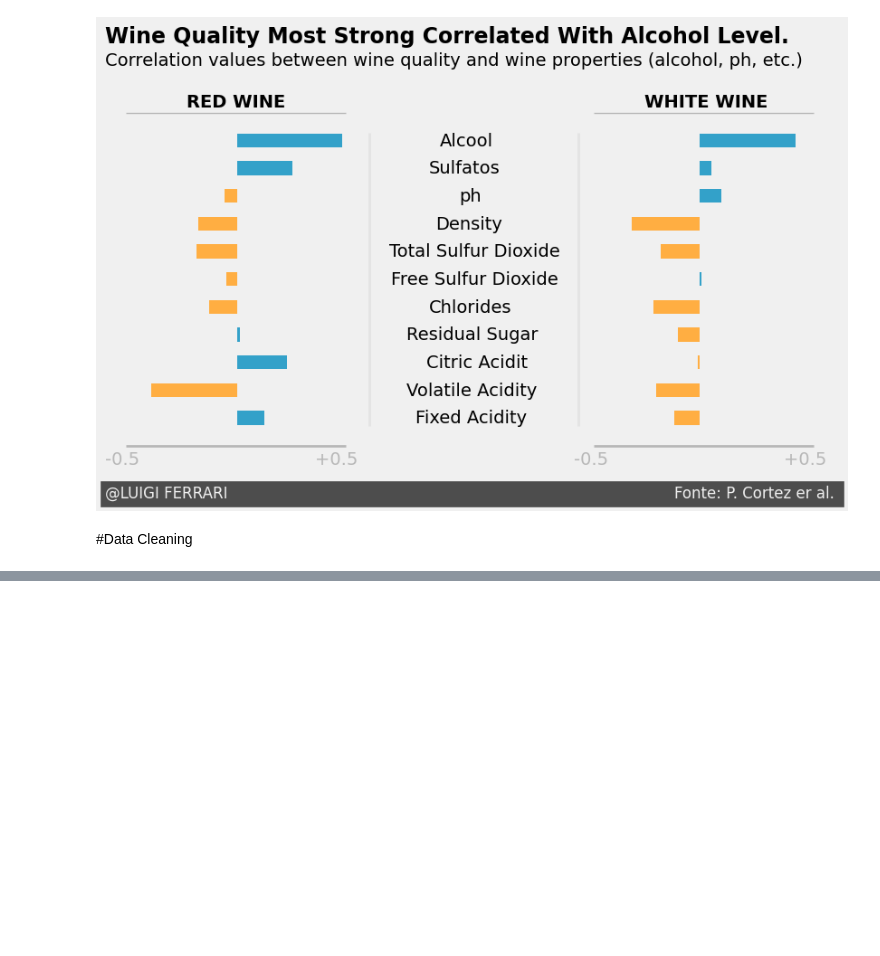
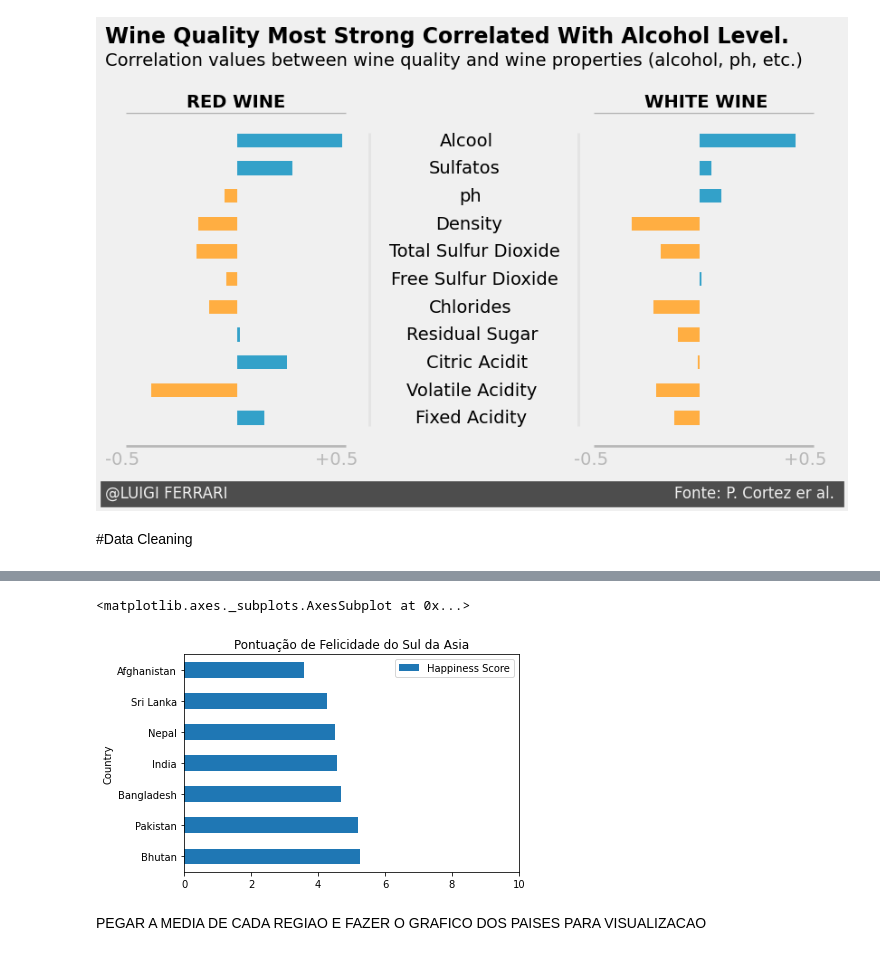
Before and after one commit to LuigiFerrari14/Curso-em-Video-Python---Guanabar-, a Jupyter notebook: Anotacoes.ipynb, the cells around one changed output, grey strips where cells are left out. Saved outputs shown, nothing was run; the diff lists cells and outputs as text; code cells hidden in the pictures; blank space fills up the shorter version.

```diff
--- a/Anotacoes.ipynb
+++ b/Anotacoes.ipynb
@@ -996,0 +1020,9 @@ plt.show()
+# %%
+asia = felicidade[felicidade['Region'] == 'Southern Asia']
+#                                                                                                         de x a y o numero da horizontal(x)
+asia.plot(x='Country', y='Happiness Score', kind='barh', title='Pontuação de Felicidade do Sul da Asia', xlim=(0,10))
+# %% [output]
+<matplotlib.axes._subplots.AxesSubplot at 0x...>
+[figure, added]
+# %% [markdown]
+PEGAR A MEDIA DE CADA REGIAO E FAZER O GRAFICO DOS PAISES PARA VISUALIZACAO
```
Also changed, not shown: parts of 90 cells of this notebook.
